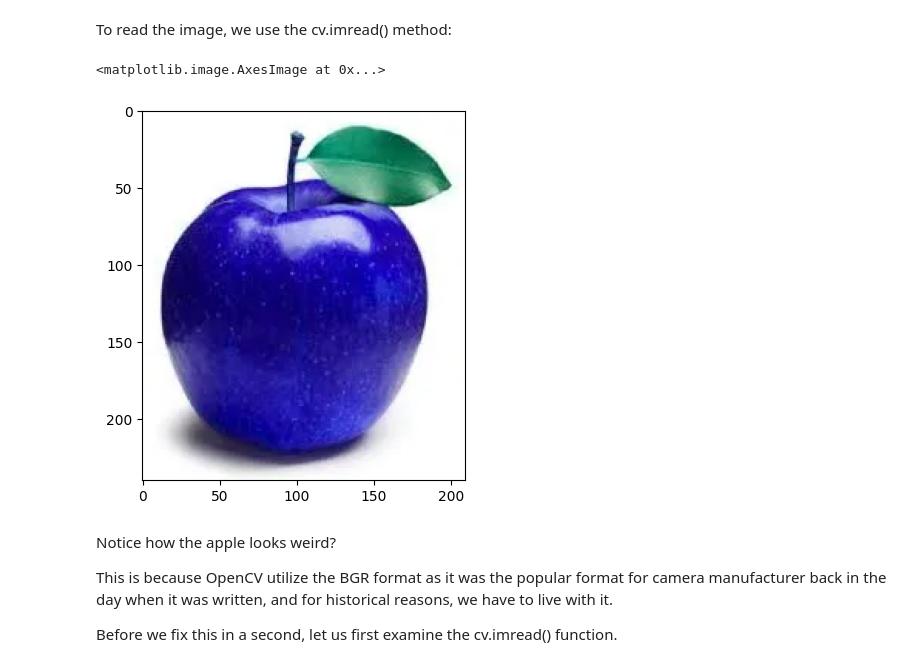
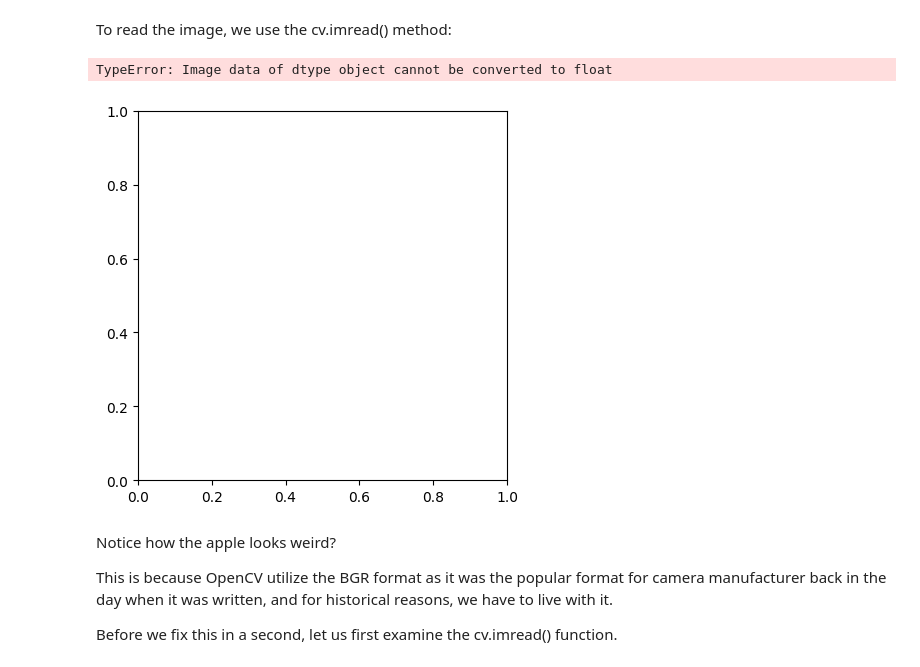
Before and after one commit to 2black0/praktik-sistem-kendali-cerdas, a Jupyter notebook: jobsheet-skc-nn-03a.ipynb, the cells around one changed output. Drawn from its saved outputs; the diff is of its cells as text; code cells hidden in the pictures.

```diff
--- a/jobsheet-skc-nn-03a.ipynb
+++ b/jobsheet-skc-nn-03a.ipynb
@@ -25,11 +28,11 @@ from matplotlib import pyplot as plt
 # %% [markdown]
 To read the image, we use the cv.imread() method:
 # %%
-img = cv.imread("images/apple.jpeg")   # Read the image
+img = cv.imread("images/apple.jpg")   # Read the image
 plt.imshow(img)   # Ploting the image using matplotlib
 # %% [output]
-<matplotlib.image.AxesImage at 0x...>
+TypeError: Image data of dtype object cannot be converted to float
-[figure, old version]
+[figure, new version]
 # %% [markdown]
 Notice how the apple looks weird?
 
```
Also changed, not shown: parts of 2 cells of this notebook, 5 other files.
